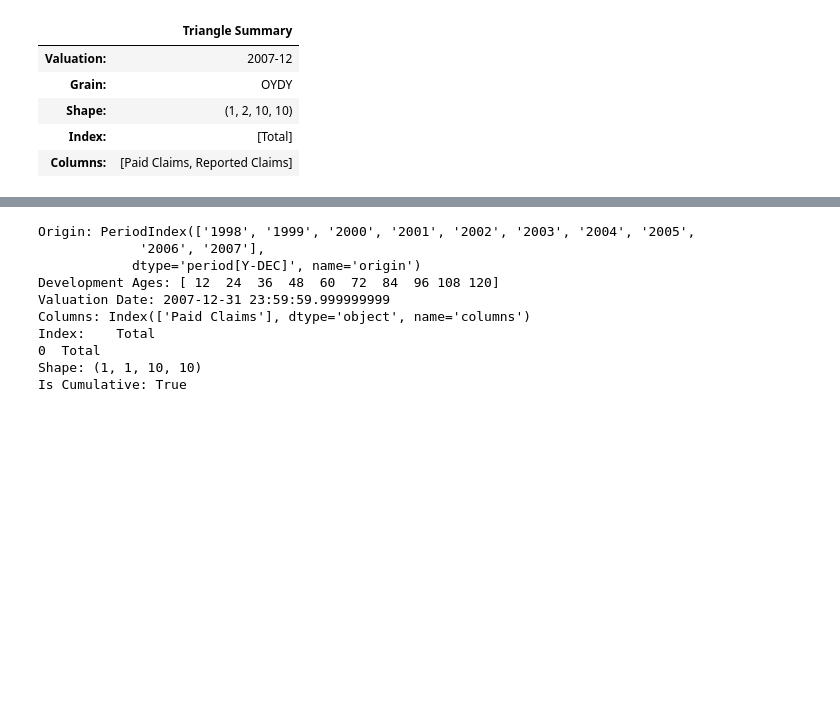
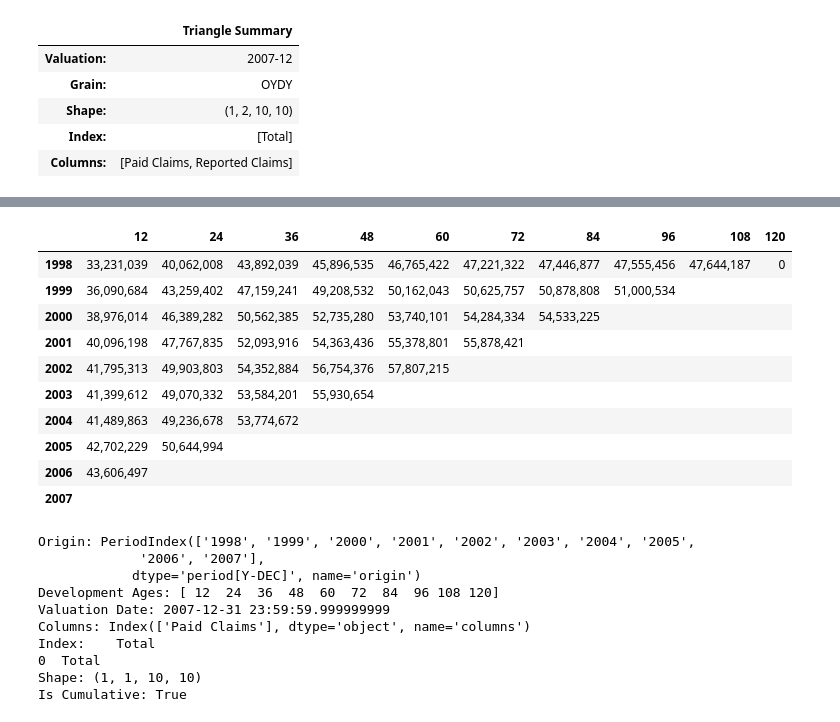
Before and after one commit to cphelan630/exam5, a Jupyter notebook: notebooks/exam5_chainladdermethod.ipynb, the cells around one changed output, grey strips where cells are left out. Drawn from its saved outputs; the diff is of its cells as text; code cells hidden in the pictures; blank space fills up the shorter version.

```diff
--- a/notebooks/exam5_chainladdermethod.ipynb
+++ b/notebooks/exam5_chainladdermethod.ipynb
@@ -91,6 +128,20 @@ paid_triangle
 | 2005 | 25,100,697 | 42,702,229 | 50,644,994 |  |  |  |  |  |  |  |
 | 2006 | 25,608,776 | 43,606,497 |  |  |  |  |  |  |  |  |
 | 2007 | 27,229,969 |  |  |  |  |  |  |  |  |  |
+# %%
+paid_triangle.shift(1)
+# %% [output]
+|  | 12 | 24 | 36 | 48 | 60 | 72 | 84 | 96 | 108 | 120 |
+| 1998 | 33,231,039 | 40,062,008 | 43,892,039 | 45,896,535 | 46,765,422 | 47,221,322 | 47,446,877 | 47,555,456 | 47,644,187 | 0 |
+| 1999 | 36,090,684 | 43,259,402 | 47,159,241 | 49,208,532 | 50,162,043 | 50,625,757 | 50,878,808 | 51,000,534 |  |  |
+| 2000 | 38,976,014 | 46,389,282 | 50,562,385 | 52,735,280 | 53,740,101 | 54,284,334 | 54,533,225 |  |  |  |
+| 2001 | 40,096,198 | 47,767,835 | 52,093,916 | 54,363,436 | 55,378,801 | 55,878,421 |  |  |  |  |
+| 2002 | 41,795,313 | 49,903,803 | 54,352,884 | 56,754,376 | 57,807,215 |  |  |  |  |  |
+| 2003 | 41,399,612 | 49,070,332 | 53,584,201 | 55,930,654 |  |  |  |  |  |  |
+| 2004 | 41,489,863 | 49,236,678 | 53,774,672 |  |  |  |  |  |  |  |
+| 2005 | 42,702,229 | 50,644,994 |  |  |  |  |  |  |  |  |
+| 2006 | 43,606,497 |  |  |  |  |  |  |  |  |  |
+| 2007 |  |  |  |  |  |  |  |  |  |  |
 # %%
 print("Origin:", paid_triangle.origin) # origin axis values
 print("Development Ages:", paid_triangle.development.values) # development ages
```
Also changed, not shown: parts of 34 cells of this notebook, 49 other files.
